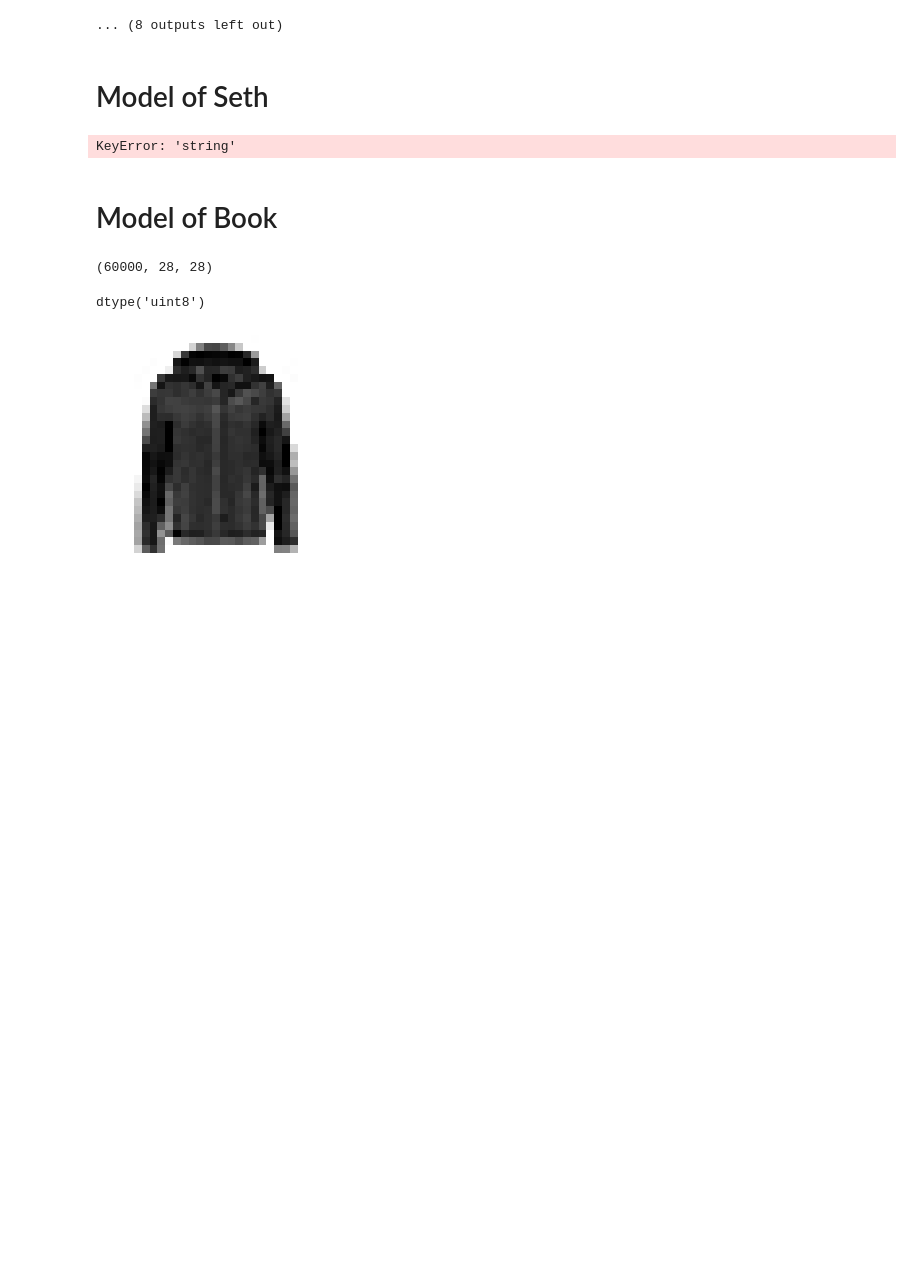
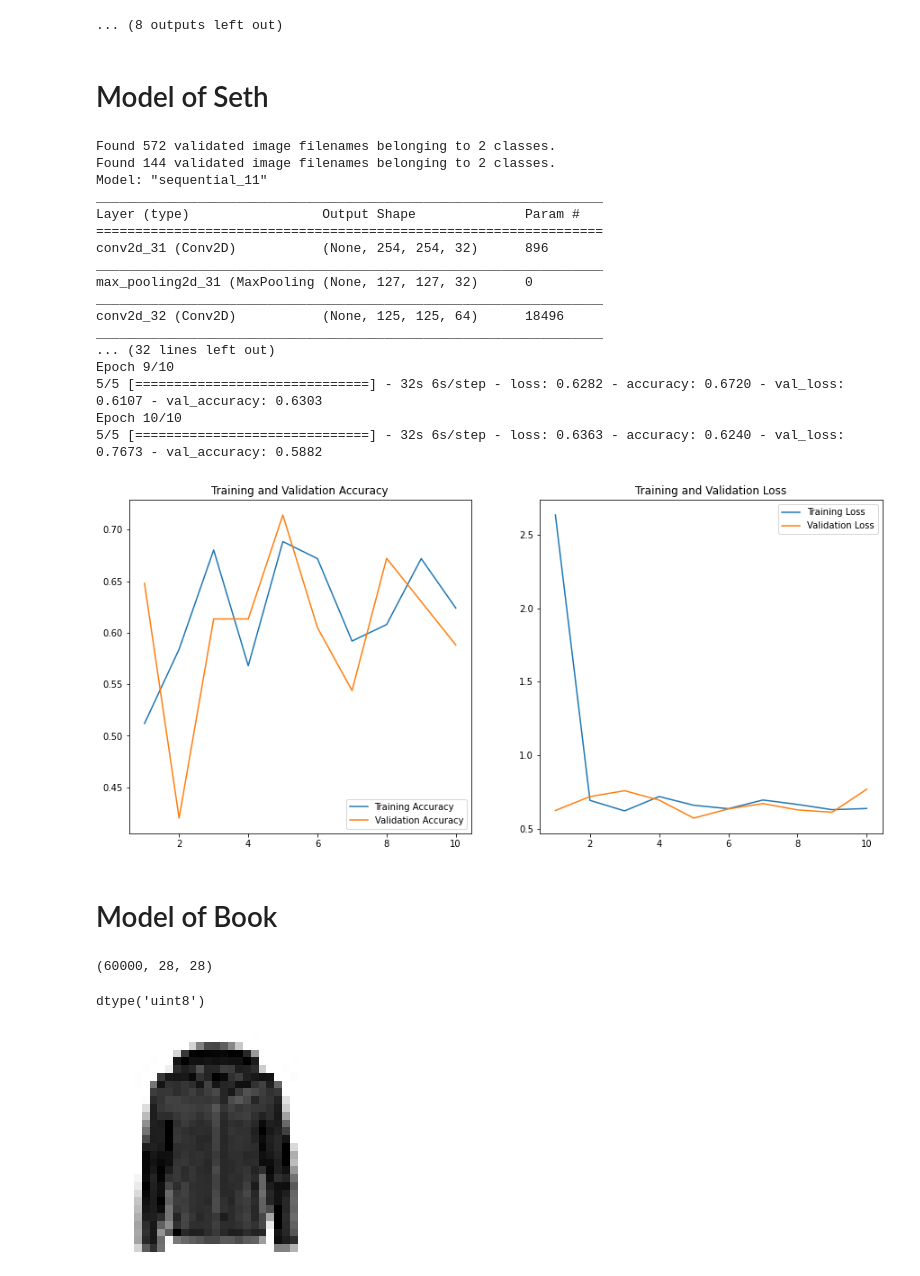
Before and after one commit to damajojung/Neural-Networks-Sandbox, a Jupyter notebook: Food-Recognition.ipynb, the cells around one changed output. Drawn from its saved outputs; the diff is of its cells as text; code cells hidden in the pictures; blank space fills up the shorter version.

Commit message:
Our Initial model is now running with Adam

```diff
--- a/Food-Recognition.ipynb
+++ b/Food-Recognition.ipynb
@@ -117,7 +126,7 @@ train_generator = train_datagen.flow_from_dataframe(
     x_col = 'img_name',
     y_col = 'label',
     directory=TRAIN_DIR,
-    target_size=(255,255),
+    target_size=(256,256),
     batch_size=25,
     class_mode='categorical'
 )
@@ -127,7 +136,7 @@ val_generator = val_datagen.flow_from_dataframe(
     x_col = 'img_name',
     y_col = 'label',
     directory=TRAIN_DIR,
-    target_size=(255,255),
+    target_size=(256,256),
     batch_size=25,
     class_mode='categorical'
 )
@@ -148,35 +157,52 @@ model.add(Flatten())
 model.add(Dense(128, activation="relu"))
 model.add(Dense(2, activation="softmax"))
 
 model.summary()
 
-model.compile(optimizer='Adam', loss='CategoricalCrossentropy', metrics = ['accuracy'])
+model.compile(optimizer='Adam', loss="categorical_crossentropy", metrics = ['accuracy'])
 
 # Train the model
 history = model.fit(train_generator, steps_per_epoch=5, epochs = 10, validation_data = val_generator, validation_steps=5)
 
 acc = history.history['accuracy']
 val_acc = history.history['val_accuracy']
 loss = history.history['loss']
 val_loss = history.history['val_loss']
 
 epochs_range = range(1, len(acc) + 1)
 
 plt.figure(figsize=(15, 15))
 plt.subplot(2, 2, 1)
 plt.plot(epochs_range, acc, label='Training Accuracy')
 plt.plot(epochs_range, val_acc, label='Validation Accuracy')
 plt.legend(loc='lower right')
 plt.title('Training and Validation Accuracy')
 
 plt.subplot(2, 2, 2)
 plt.plot(epochs_range, loss, label='Training Loss')
 plt.plot(epochs_range, val_loss, label='Validation Loss')
 plt.legend(loc='upper right')
 plt.title('Training and Validation Loss')
 plt.show()
 # %% [output]
-KeyError: 'string'
+Found 572 validated image filenames belonging to 2 classes.
+Found 144 validated image filenames belonging to 2 classes.
+Model: "sequential_11"
+_________________________________________________________________
+Layer (type)                 Output Shape              Param #
+=================================================================
+conv2d_31 (Conv2D)           (None, 254, 254, 32)      896
+_________________________________________________________________
+max_pooling2d_31 (MaxPooling (None, 127, 127, 32)      0
+_________________________________________________________________
+conv2d_32 (Conv2D)           (None, 125, 125, 64)      18496
+_________________________________________________________________
+... (32 lines left out)
+Epoch 9/10
+5/5 [==============================] - 32s 6s/step - loss: 0.6282 - accuracy: 0.6720 - val_loss: 0.6107 - val_accuracy: 0.6303
+Epoch 10/10
+5/5 [==============================] - 32s 6s/step - loss: 0.6363 - accuracy: 0.6240 - val_loss: 0.7673 - val_accuracy: 0.5882
+[figure, added]
 # %% [markdown]
 # Model of Book
 # %%
```
Also changed, not shown: parts of 1 cell of this notebook, 1 other file.
